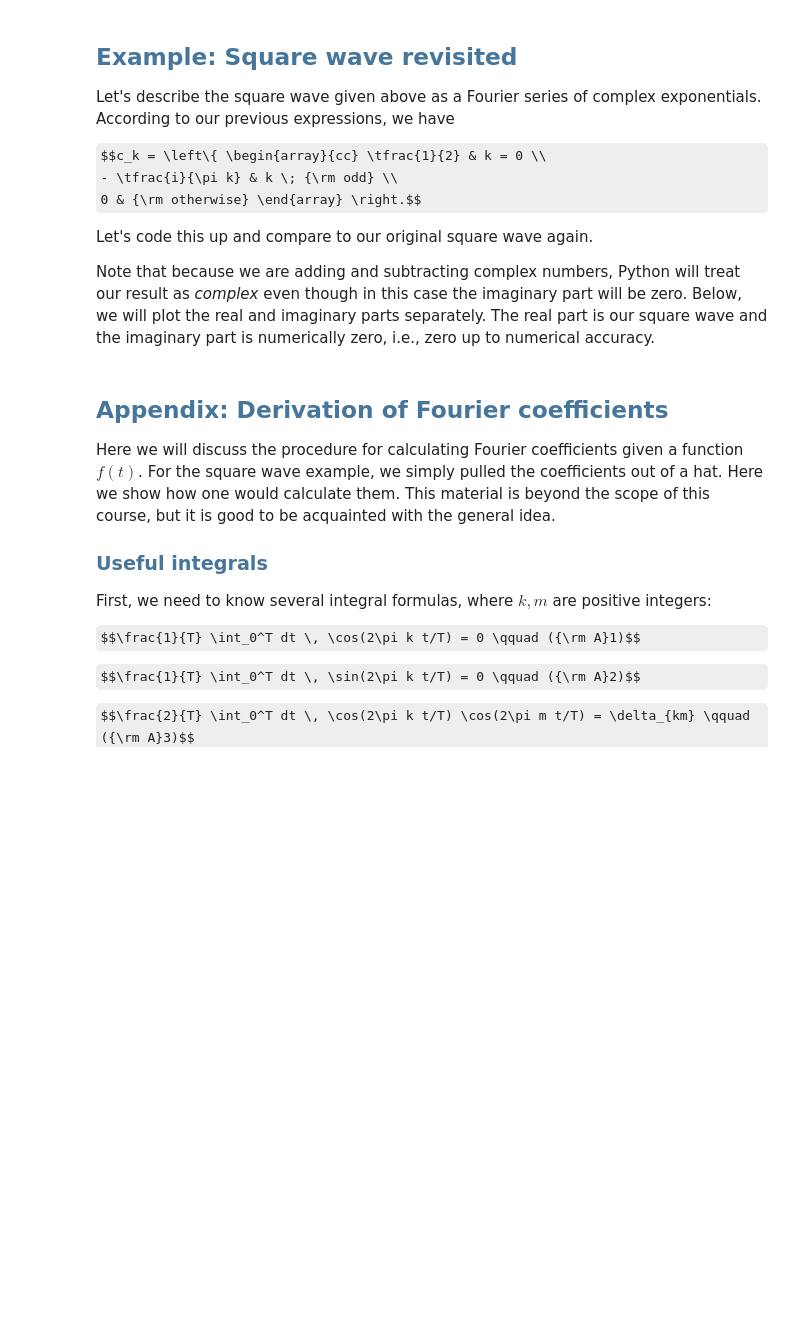
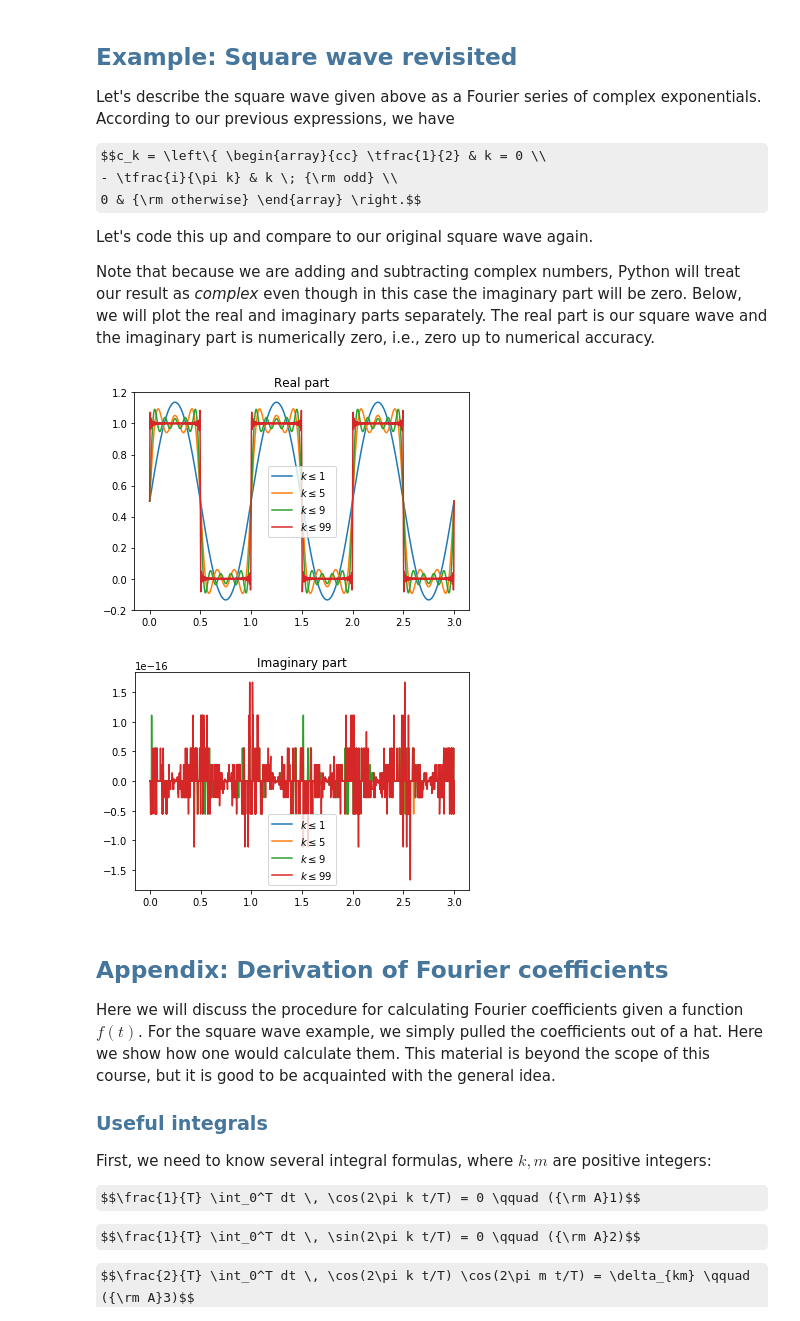
Before and after one commit to PHYS-2030-Computational-Methods/Lecture-notes, a Jupyter notebook: Lesson 10 - Fourier series.ipynb, the cells around one changed output. Cells and saved outputs as stored; diff of their text form; code cells hidden in the pictures; some formulas as TeX source; blank space fills up the shorter version.

```diff
--- a/Lesson 10 - Fourier series.ipynb
+++ b/Lesson 10 - Fourier series.ipynb
@@ -234,6 +246,8 @@ Let's code this up and compare to our original square wave again.
 
 Note that because we are adding and subtracting complex numbers, Python will treat our result as *complex* even though in this case the imaginary part will be zero. Below, we will plot the real and imaginary parts separately. The real part is our square wave and the imaginary part is numerically zero, i.e., zero up to numerical accuracy.
 # %%
+t = np.linspace(0,3,num=1000)
+
 def Fourier_series(t,kmax):
 
     # First term (constant) in Fourier series
@@ -243,33 +257,36 @@ def Fourier_series(t,kmax):
     # Sum over odd k > 0 terms in Fourier series
     for k in range(1,kmax+1,2):
         ck = - 1j/(np.pi*k)
         f = f + ck*np.exp(2j*np.pi*k*t/T)
 
     # Sum over odd k < 0 terms in Fourier series
     for k in range(-kmax,0,2):
         ck = - 1j/(np.pi*k)
         f = f + ck*np.exp(2j*np.pi*k*t/T)
 
     return f
 
 
 plt.plot(t,Fourier_series(t,1).real,label=r'$k \leq 1$')
 plt.plot(t,Fourier_series(t,5).real,label=r'$k \leq 5$')
 plt.plot(t,Fourier_series(t,9).real,label=r'$k \leq 9$')
 plt.plot(t,Fourier_series(t,99).real,label=r'$k \leq 99$')
 plt.title('Real part')
 
 plt.legend()
 plt.show()
 
 plt.plot(t,Fourier_series(t,1).imag,label=r'$k \leq 1$')
 plt.plot(t,Fourier_series(t,5).imag,label=r'$k \leq 5$')
 plt.plot(t,Fourier_series(t,9).imag,label=r'$k \leq 9$')
 plt.plot(t,Fourier_series(t,99).imag,label=r'$k \leq 99$')
 plt.title('Imaginary part')
 
 plt.legend()
 plt.show()
+# %% [output]
+[figure, added]
+[figure, added]
 # %% [markdown]
 ## <font color=#46769B>Appendix: Derivation of Fourier coefficients</font>
 
```
Also changed, not shown: parts of 4 cells of this notebook, 3 other files.
